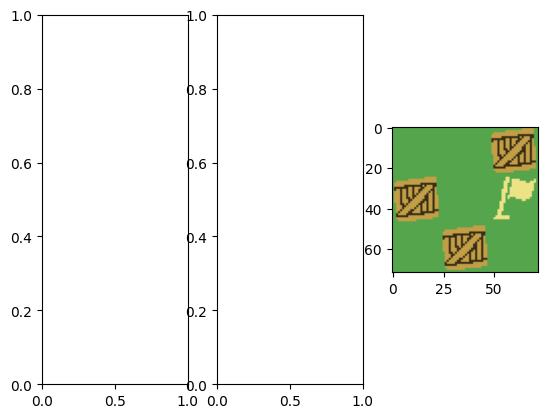
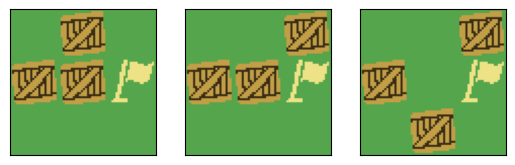
The change to this notebook cell's code, shown as a diff; its figure went from the first image to the second:
--- before
+++ after
@@ -1,17 +1,10 @@
-imgs = []
-
-for i in range(k + 1):
-  env_z3 = None
-
-  for decl in model.decls():
-    if decl.name() == f'env_{i}':
-      env_z3 = model[decl]
-
-  imgs.append(image_gen.generate(model, env_z3, n))
+imgs = image_gen.generate_sequence(model, n, k)
 
 fig, ax = plt.subplots(ncols = k+1)
 
 for i in range(k+1):
-  ax[i] = plt.imshow(imgs[i])
+  ax[i] = ax[i].imshow(imgs[i])
+  ax[i].axes.xaxis.set_visible(False)
+  ax[i].axes.yaxis.set_visible(False)
 
 plt.show()

Commit: plotting step-by-step level solutions